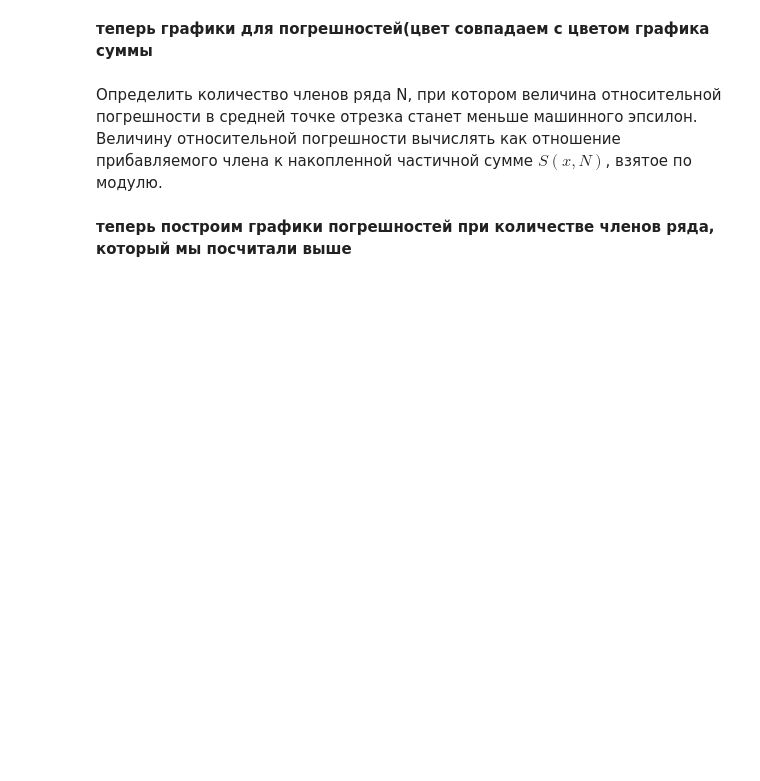
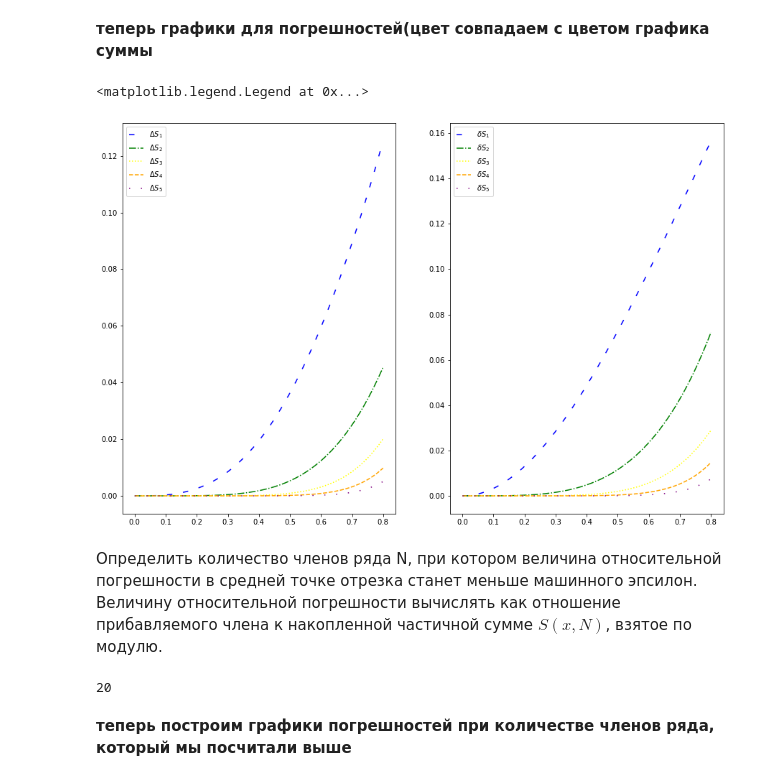
Before and after one commit to Lamantin12/N_A_lab1, a Jupyter notebook: lab_1_main.ipynb, the cells around one changed output. Drawn from its saved outputs; the diff is of its cells as text; code cells hidden in the pictures; blank space fills up the shorter version.

```diff
--- a/lab_1_main.ipynb
+++ b/lab_1_main.ipynb
@@ -64,30 +64,27 @@ ax.legend()
 # %%
 fig, ax = plt.subplots(1,2, figsize = (15, 10))
 
 line_styles = ((0, (5, 10)), '-.', ':', '--', (0, (1, 10)) )
 for i in range(1,6,1):
-    ax[0].plot(x_range, abs_error(S_n(x_range,i), F(x_range)),
-               label = f'$\Delta S(x,{i})$', ls = line_styles[i - 1], color = colors[i-1])
+    ax[0].plot(x_range, abs_error(sum_of_taylor(x_range,i), function(x_range)),
+               label = f'$\Delta S_{i}$', ls = line_styles[i - 1], color = colors[i-1])
 
 for i in range(1,6,1):
-    ax[1].plot(x_range, relative_error(S_n(x_range,i), F(x_range)),
-               label = f'$\delta S(x,{i})$', ls = line_styles[i - 1], color = colors[i-1])
+    ax[1].plot(x_range, relative_error(sum_of_taylor(x_range,i), function(x_range)),
+               label = f'$\delta S_{i}$', ls = line_styles[i - 1], color = colors[i-1])
 
 ax[0].legend()
 ax[1].legend()
+# %% [output]
+<matplotlib.legend.Legend at 0x...>
+[figure, added]
 # %% [markdown]
 Определить количество членов ряда N, при котором величина относительной погрешности в средней точке отрезка станет меньше машинного эпсилон. Величину относительной погрешности вычислять как отношение прибавляемого члена к накопленной частичной сумме $S(x,N)$, взятое по модулю.
 # %%
-c = (a + b) / 2
-Sum = n_teylor(c, 1) # первый член последовательности
-N_machine_error = 2 # количество членов ряда с которого все начнется
-n_term_1 = n_teylor(c, 2) # следующий член последовательности
-while np.abs(n_term_1 / Sum) > eps:
-    Sum += n_term_1
-    N_machine_error += 1
-    n_term_1 = n_teylor(c, N_machine_error)
-
+N_machine_error = N_reaching_error_in_dot((a+b) / 2,MachineEpsilon())
 print(N_machine_error)
+# %% [output]
+20
 # %% [markdown]
 **теперь построим графики погрешностей при количестве членов ряда, который мы посчитали выше**
 # %%
```
Also changed, not shown: parts of 12 cells of this notebook, 1 other file.
